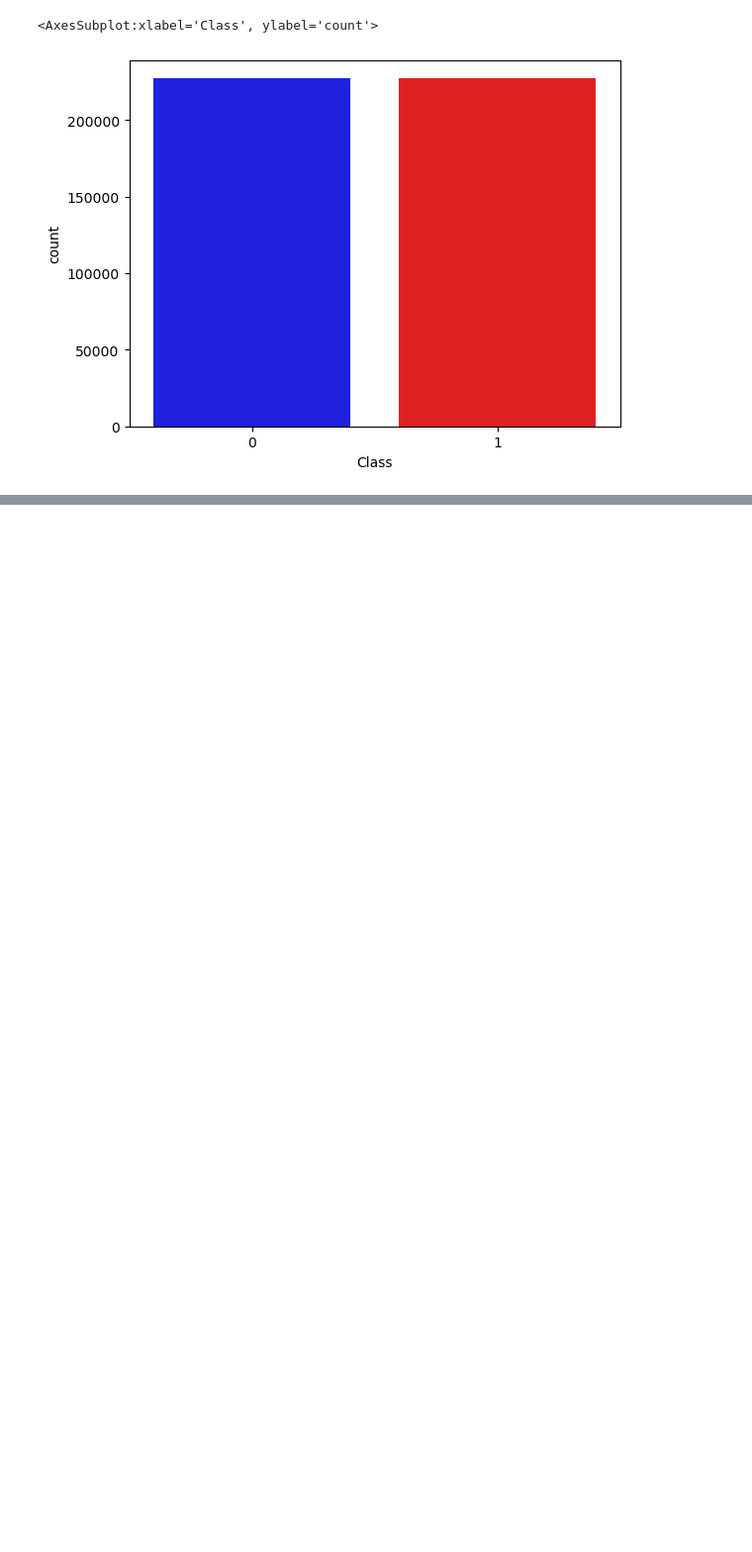
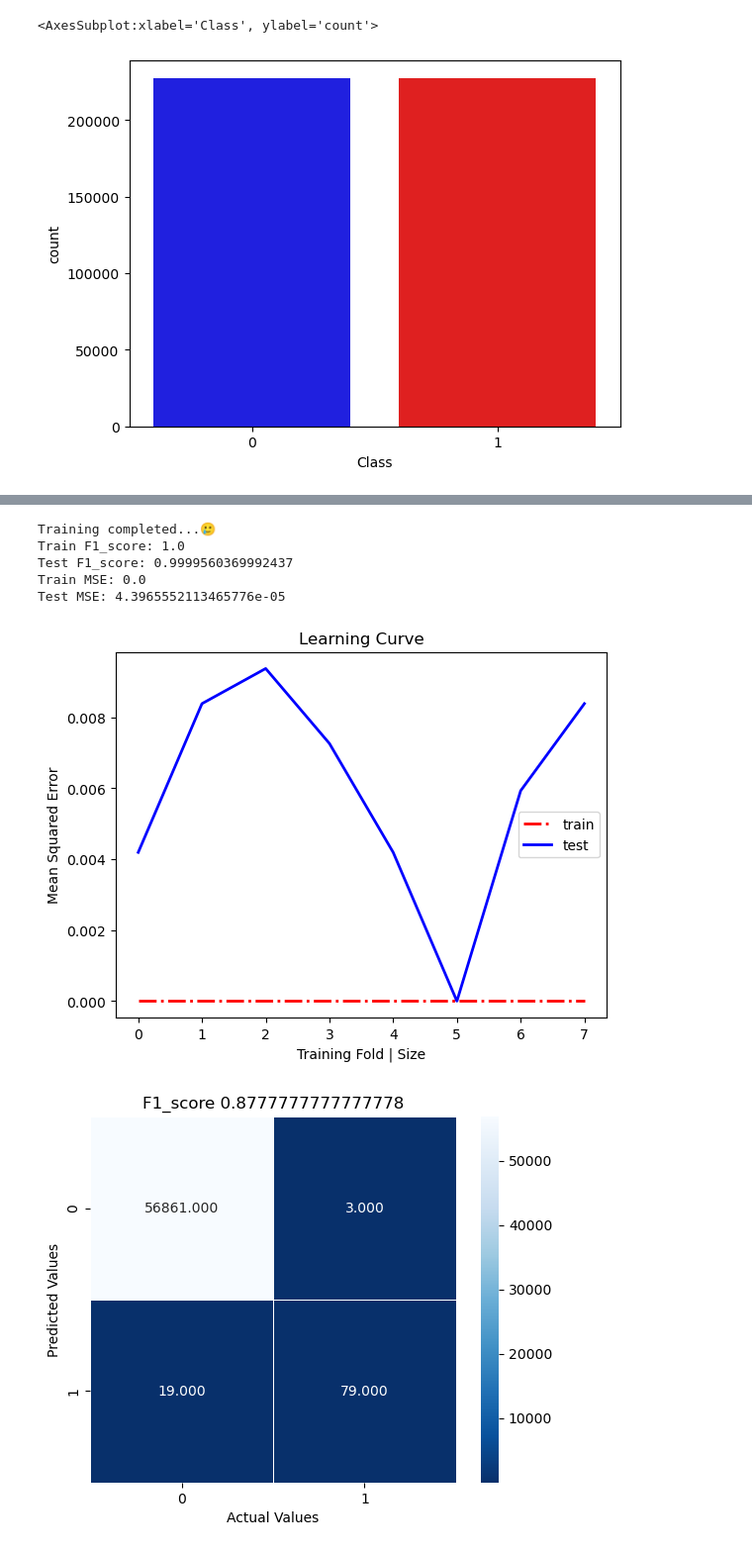
Before and after one commit to MuokaPWambua/CredictCardFraudDetectionModel, a Jupyter notebook: fdm.ipynb, the cells around one changed output, grey strips where cells are left out. Shown: that part at 99% size. Cells and saved outputs as stored; diff of their text form; code cells hidden in the pictures; blank space fills up the shorter version.

```diff
--- a/fdm.ipynb
+++ b/fdm.ipynb
@@ -300,0 +233,16 @@ heatmap(y_test, y_pred_threshold)
+# %%
+# RandomForestClassifier Model
+rfc = RandomForestClassifier(random_state=42)
+
+rfc = train_evaluate(rfc, X, y)
+prediction = rfc.predict(X_test)
+
+heatmap(y_test, prediction)
+# %% [output]
+Training completed...🥲
+Train F1_score: 1.0
+Test F1_score: 0.9999560369992437
+Train MSE: 0.0
+Test MSE: 4.3965552113465776e-05
+[figure, added]
+[figure, added]
```
Also changed, not shown: parts of 55 cells of this notebook, 29 other files.
